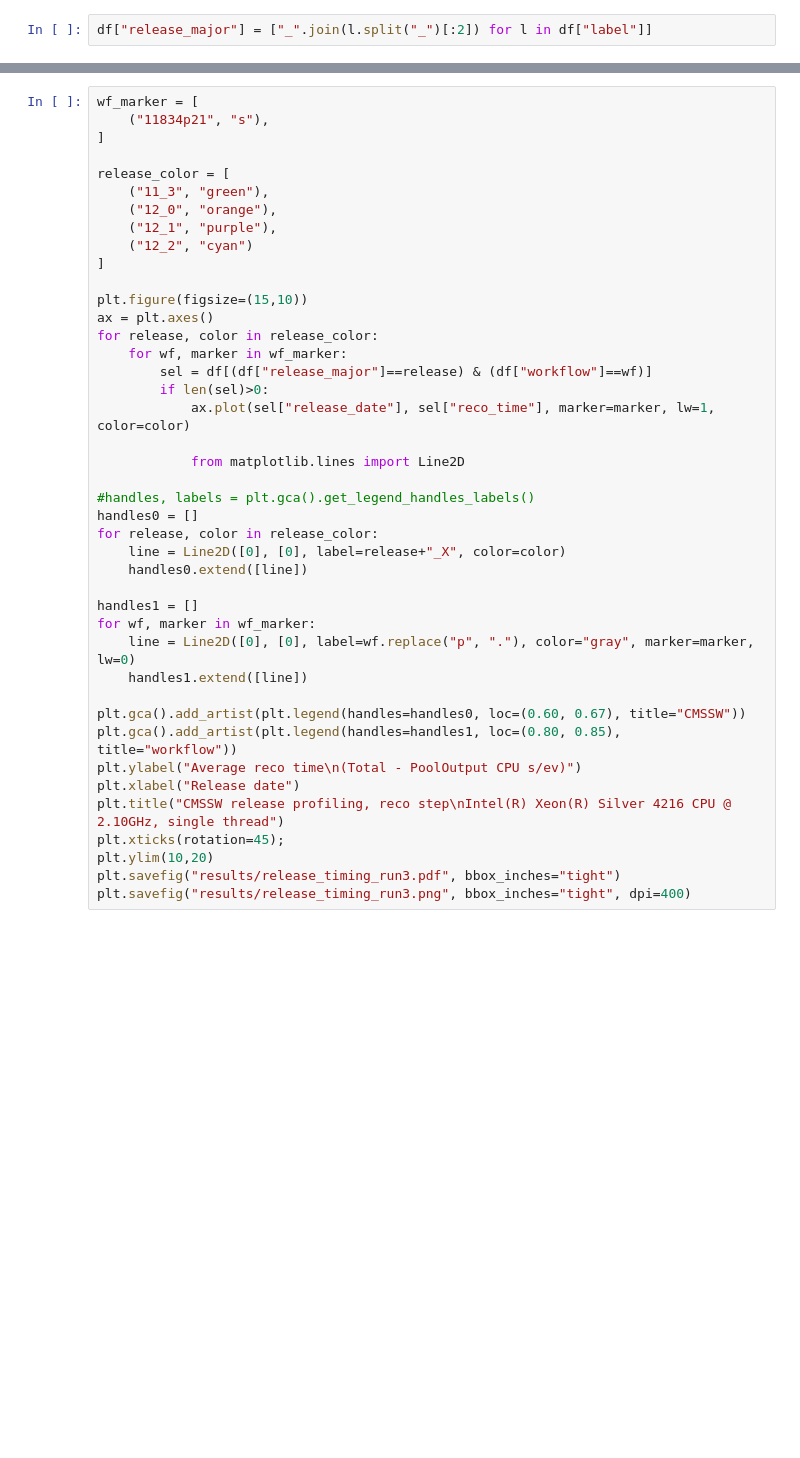
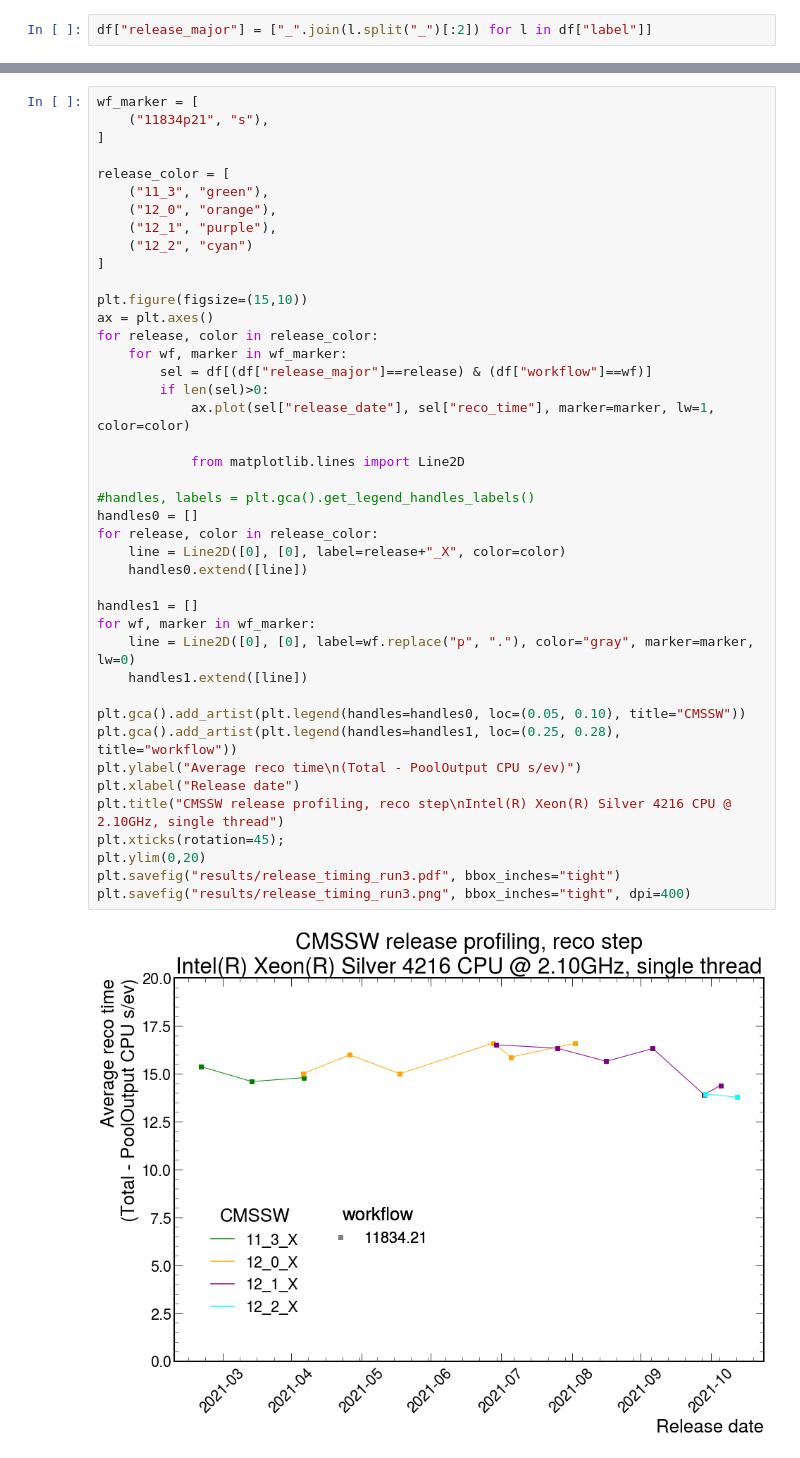
Before and after one commit to xoqhdgh1002/cms-reco-profiling, a Jupyter notebook: plot.ipynb, the cells around one changed output, grey strips where cells are left out. Drawn from its saved outputs; the diff is of its cells as text; blank space fills up the shorter version.

Commit message:
update plots

```diff
--- a/plot.ipynb
+++ b/plot.ipynb
@@ -26,36 +44,38 @@ release_color = [
     ("12_2", "cyan")
 ]
 
 plt.figure(figsize=(15,10))
 ax = plt.axes()
 for release, color in release_color:
     for wf, marker in wf_marker:
         sel = df[(df["release_major"]==release) & (df["workflow"]==wf)]
         if len(sel)>0:
             ax.plot(sel["release_date"], sel["reco_time"], marker=marker, lw=1, color=color)
 
             from matplotlib.lines import Line2D
 
 #handles, labels = plt.gca().get_legend_handles_labels()
 handles0 = []
 for release, color in release_color:
     line = Line2D([0], [0], label=release+"_X", color=color)
     handles0.extend([line])
 
 handles1 = []
 for wf, marker in wf_marker:
     line = Line2D([0], [0], label=wf.replace("p", "."), color="gray", marker=marker, lw=0)
     handles1.extend([line])
 
-plt.gca().add_artist(plt.legend(handles=handles0, loc=(0.60, 0.67), title="CMSSW"))
-plt.gca().add_artist(plt.legend(handles=handles1, loc=(0.80, 0.85), title="workflow"))
+plt.gca().add_artist(plt.legend(handles=handles0, loc=(0.05, 0.10), title="CMSSW"))
+plt.gca().add_artist(plt.legend(handles=handles1, loc=(0.25, 0.28), title="workflow"))
 plt.ylabel("Average reco time\n(Total - PoolOutput CPU s/ev)")
 plt.xlabel("Release date")
 plt.title("CMSSW release profiling, reco step\nIntel(R) Xeon(R) Silver 4216 CPU @ 2.10GHz, single thread")
 plt.xticks(rotation=45);
-plt.ylim(10,20)
+plt.ylim(0,20)
 plt.savefig("results/release_timing_run3.pdf", bbox_inches="tight")
 plt.savefig("results/release_timing_run3.png", bbox_inches="tight", dpi=400)
+# %% [output]
+[figure, added]
 # %%
 wf_marker = [
     ("29234p21", "s"),
```
Also changed, not shown: parts of 3 cells of this notebook, 5 other files.
